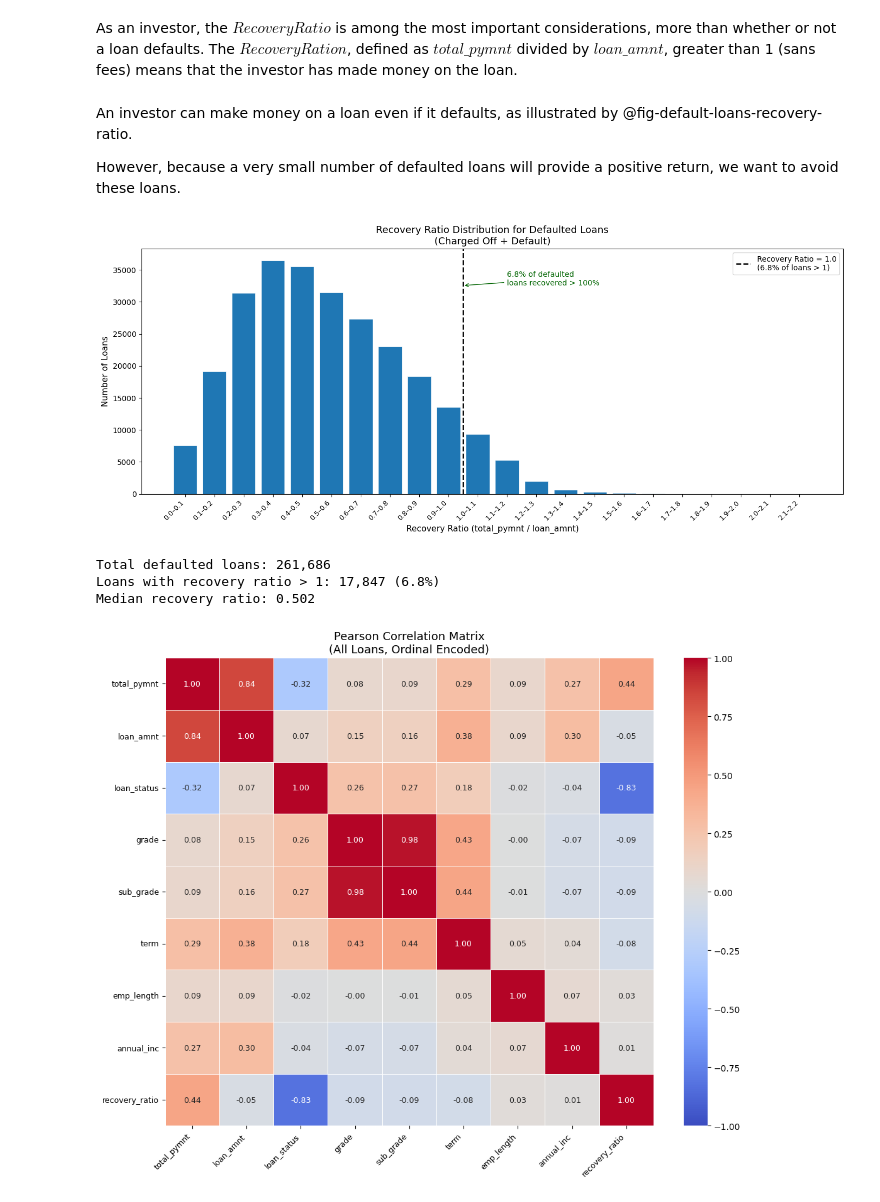
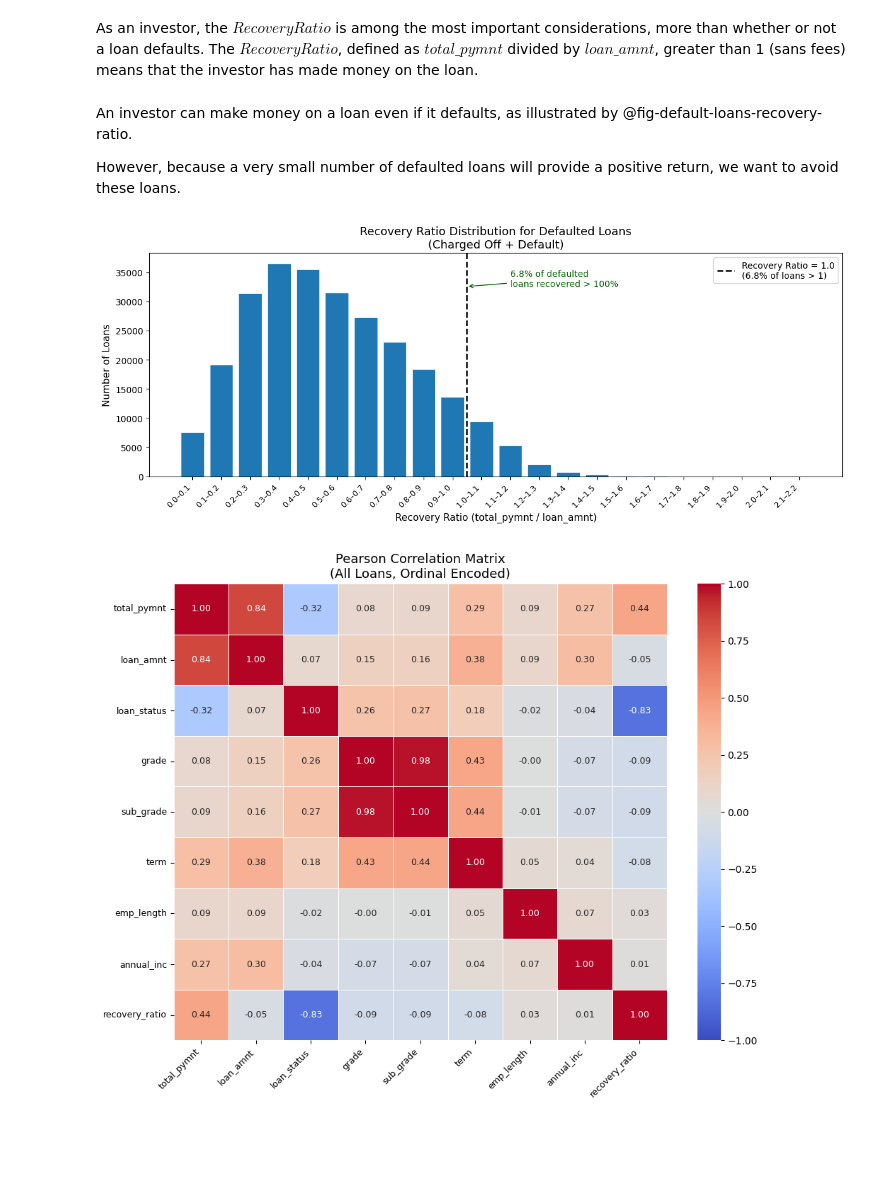
Before and after one commit to duygithub/berkeley_datasci_207_proj, a Jupyter notebook: milestone/40_eda_visualizations.ipynb, the cells around one changed output. Cells and saved outputs as stored; diff of their text form; code cells hidden in the pictures; blank space fills up the shorter version.

```diff
--- a/milestone/40_eda_visualizations.ipynb
+++ b/milestone/40_eda_visualizations.ipynb
@@ -1,5 +1,5 @@
 # %% [markdown]
-As an investor, the $RecoveryRatio$ is among the most important considerations, more than whether or not a loan defaults. The $RecoveryRation$, defined as $total\_pymnt$ divided by $loan\_amnt$, greater than 1 (sans fees) means that the investor has made money on the loan.
+As an investor, the $RecoveryRatio$ is among the most important considerations, more than whether or not a loan defaults. The $RecoveryRatio$, defined as $total\_pymnt$ divided by $loan\_amnt$, greater than 1 (sans fees) means that the investor has made money on the loan.
 # %% [markdown]
 
 An investor can make money on a loan even if it defaults, as illustrated by @fig-default-loans-recovery-ratio.
@@ -59,7 +59,7 @@ def generate_default_loans_plot():
     pct_above_1 = (df_default["recovery_ratio"] > 1).mean() * 100
 
 
-    fig, ax = plt.subplots(figsize=(14, 6))
+    fig, ax = plt.subplots(figsize=(12, 5))
     bars = ax.bar(range(len(bucket_counts)), bucket_counts.values, edgecolor="white", linewidth=0.5)
     ax.set_xticks(range(len(bucket_counts)))
     ax.set_xticklabels(bucket_counts.index, rotation=45, ha="right", fontsize=9)
@@ -67,45 +67,43 @@ def generate_default_loans_plot():
     bucket_labels_list = list(bucket_counts.index)
     line_x = None
     for i, label in enumerate(bucket_labels_list):
         low = float(label.split("–")[0])
         if low >= 1.0:
             line_x = i - 0.5
             break
 
     if line_x is not None:
         ax.axvline(x=line_x, color="black", linestyle="--", linewidth=1.8, label=f"Recovery Ratio = 1.0\n({pct_above_1:.1f}% of loans > 1)")
 
     ax.set_xlabel("Recovery Ratio (total_pymnt / loan_amnt)", fontsize=11)
     ax.set_ylabel("Number of Loans", fontsize=11)
     ax.set_title("Recovery Ratio Distribution for Defaulted Loans\n(Charged Off + Default)", fontsize=13)
     ax.legend(fontsize=10)
 
     ax.annotate(
       f"{pct_above_1:.1f}% of defaulted\nloans recovered > 100%",
       xy=(line_x, ax.get_ylim()[1] * 0.85),
       xytext=(line_x + 1.5, ax.get_ylim()[1] * 0.85),
       fontsize=10,
       color="darkgreen",
       arrowprops=dict(arrowstyle="->", color="darkgreen"),
     )
 
     plt.tight_layout()
     plt.show()
-    print(f"Total defaulted loans: {len(df_default):,}")
-    print(f"Loans with recovery ratio > 1: {(df_default['recovery_ratio'] > 1).sum():,} ({pct_above_1:.1f}%)")
-    print(f"Median recovery ratio: {df_default['recovery_ratio'].median():.3f}")
+    # print(f"Total defaulted loans: {len(df_default):,}")
+    # print(f"Loans with recovery ratio > 1: {(df_default['recovery_ratio'] > 1).sum():,} ({pct_above_1:.1f}%)")
+    # print(f"Median recovery ratio: {df_default['recovery_ratio'].median():.3f}")
 
 generate_default_loans_plot()
 # %% [output]
-[figure, old version]
+[figure, new version]
-Total defaulted loans: 261,686
-Loans with recovery ratio > 1: 17,847 (6.8%)
-Median recovery ratio: 0.502
 # %%
 #| label: fig-correlation-matrix
 #| fig-cap: "Correlation Matrix for Selected Features."
 #| echo: false
 #| warning: false
+#| include: false
 
 import seaborn as sns
 
@@ -158,7 +156,7 @@ def generate_correlation_matrix():
 
   corr = df.corr(method="pearson")
 
-  fig, ax = plt.subplots(figsize=(11, 9))
+  fig, ax = plt.subplots(figsize=(10, 8))
   mask = None
 
   sns.heatmap(
@@ -188,4 +186,4 @@ def generate_correlation_matrix():
 
 generate_correlation_matrix()
 # %% [output]
-[figure, old version]
+[figure, new version]
```
Also changed, not shown: 2 other files.
